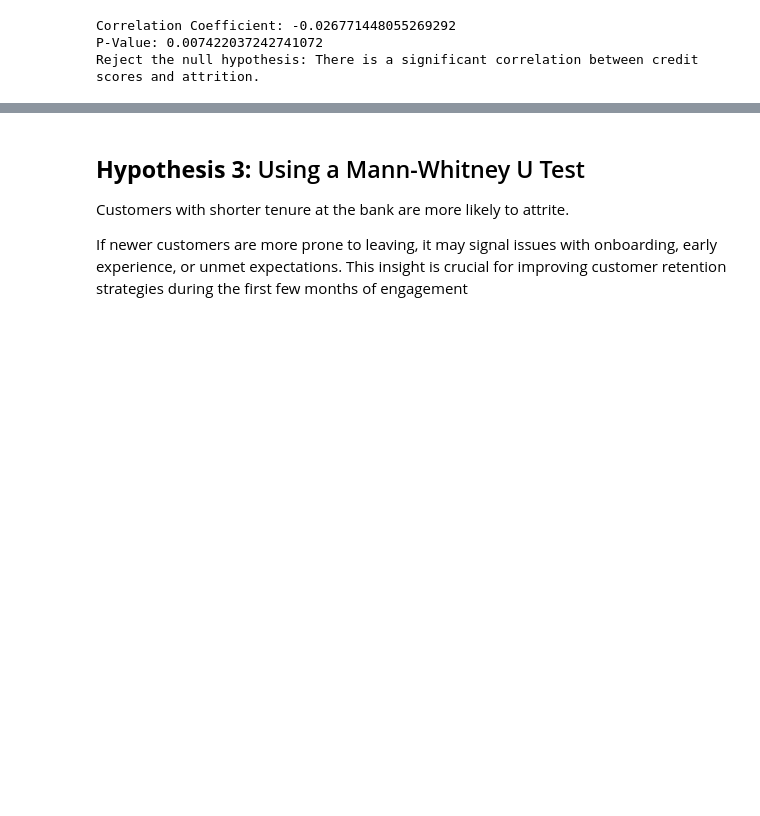
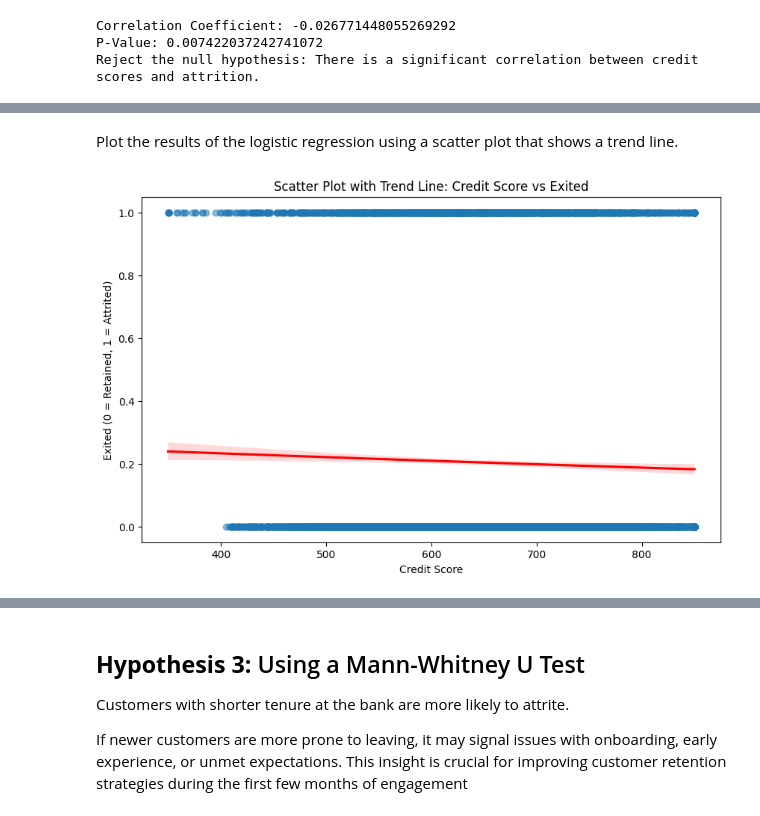
Before and after one commit to rmj9000/BankCustomerAttrition, a Jupyter notebook: jupyter_notebooks/04_hypothesis-testing.ipynb, the cells around one changed output, grey strips where cells are left out. Drawn from its saved outputs; the diff is of its cells as text; code cells hidden in the pictures; blank space fills up the shorter version.

Commit message:
Add visualisations to  hypothesis testing notebook

```diff
--- a/jupyter_notebooks/04_hypothesis-testing.ipynb
+++ b/jupyter_notebooks/04_hypothesis-testing.ipynb
@@ -110,0 +156,20 @@ Reject the null hypothesis: There is a significant correlation between credit sc
+# %% [markdown]
+Plot the results of the logistic regression using a scatter plot that shows a trend line.
+# %%
+# Import necessary libraries
+import seaborn as sns
+import matplotlib.pyplot as plt
+
+# Create a scatter plot with a trend line
+plt.figure(figsize=(10, 6))
+sns.regplot(x='CreditScore', y='Exited', data=df, logistic=True, scatter_kws={'alpha':0.5}, line_kws={'color':'red'})
+
+# Add labels and title
+plt.xlabel('Credit Score')
+plt.ylabel('Exited (0 = Retained, 1 = Attrited)')
+plt.title('Scatter Plot with Trend Line: Credit Score vs Exited')
+
+# Show the plot
+plt.show()
+# %% [output]
+[figure, added]
```
Also changed, not shown: parts of 7 cells of this notebook, 1 other file.
